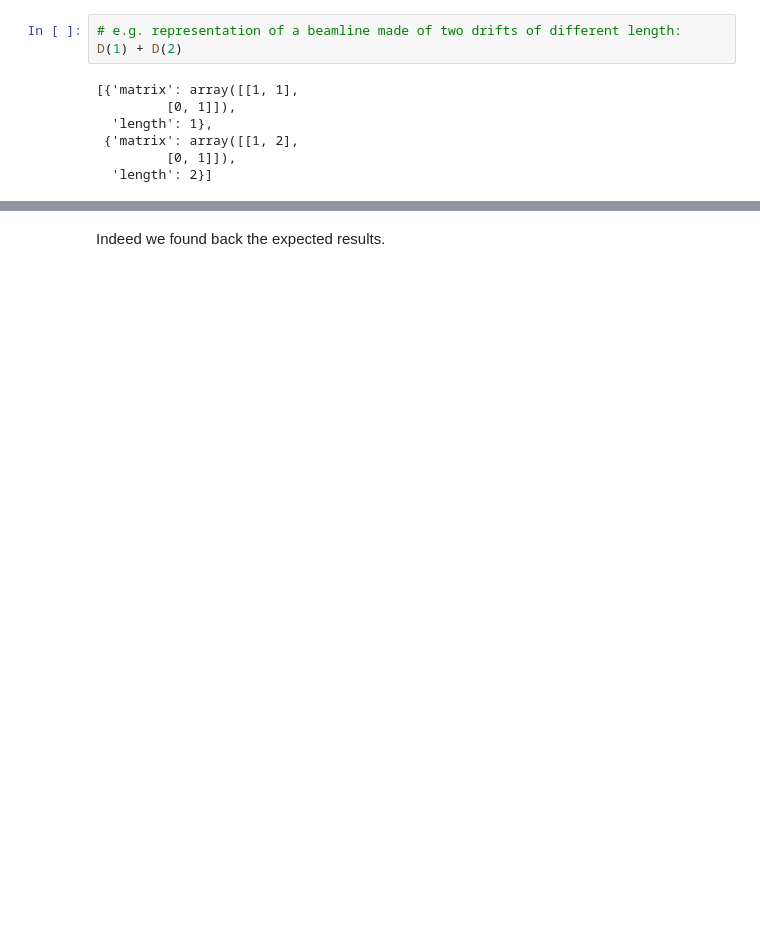
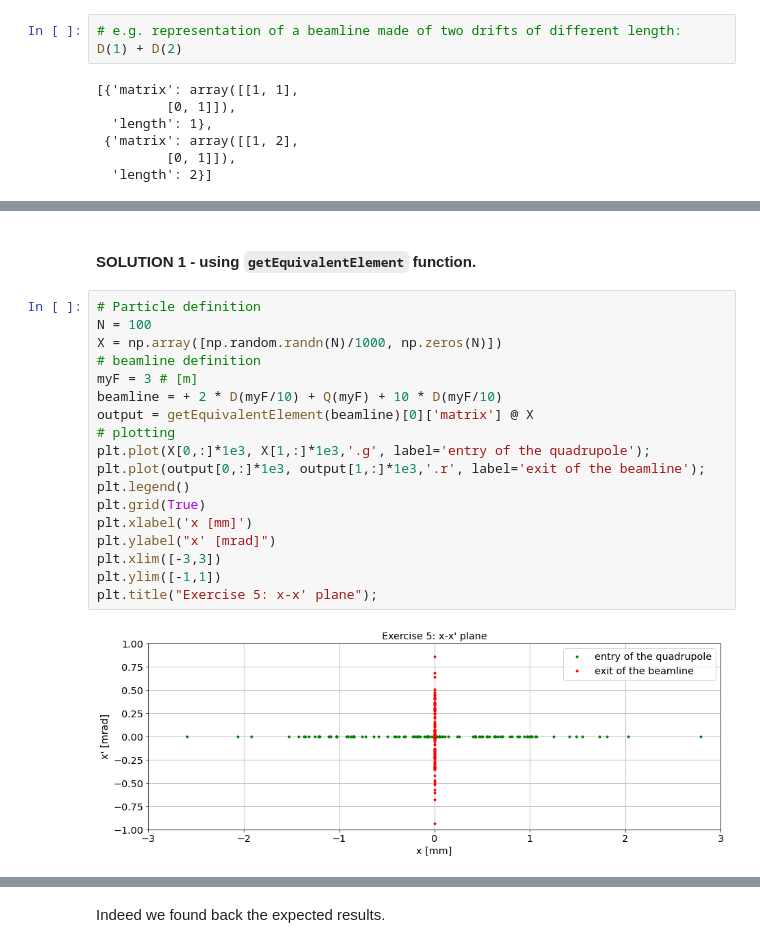
Before and after one commit to cerncas/hands-on-lattice-exercises, a Jupyter notebook: Exercises_Solutions.ipynb, the cells around one changed output, grey strips where cells are left out. Cells and saved outputs as stored; diff of their text form; blank space fills up the shorter version.

```diff
--- a/Exercises_Solutions.ipynb
+++ b/Exercises_Solutions.ipynb
@@ -363,0 +390,22 @@ plt.title("Exercise 5: x-x' plane");
+# %% [markdown]
+#### SOLUTION 1 - using `getEquivalentElement` function.
+# %%
+# Particle definition
+N = 100
+X = np.array([np.random.randn(N)/1000, np.zeros(N)])
+# beamline definition
+myF = 3 # [m]
+beamline = + 2 * D(myF/10) + Q(myF) + 10 * D(myF/10)
+output = getEquivalentElement(beamline)[0]['matrix'] @ X
+# plotting
+plt.plot(X[0,:]*1e3, X[1,:]*1e3,'.g', label='entry of the quadrupole');
+plt.plot(output[0,:]*1e3, output[1,:]*1e3,'.r', label='exit of the beamline');
+plt.legend()
+plt.grid(True)
+plt.xlabel('x [mm]')
+plt.ylabel("x' [mrad]")
+plt.xlim([-3,3])
+plt.ylim([-1,1])
+plt.title("Exercise 5: x-x' plane");
+# %% [output]
+[figure, added]
```
Also changed, not shown: parts of 141 cells of this notebook, 2 other files.
